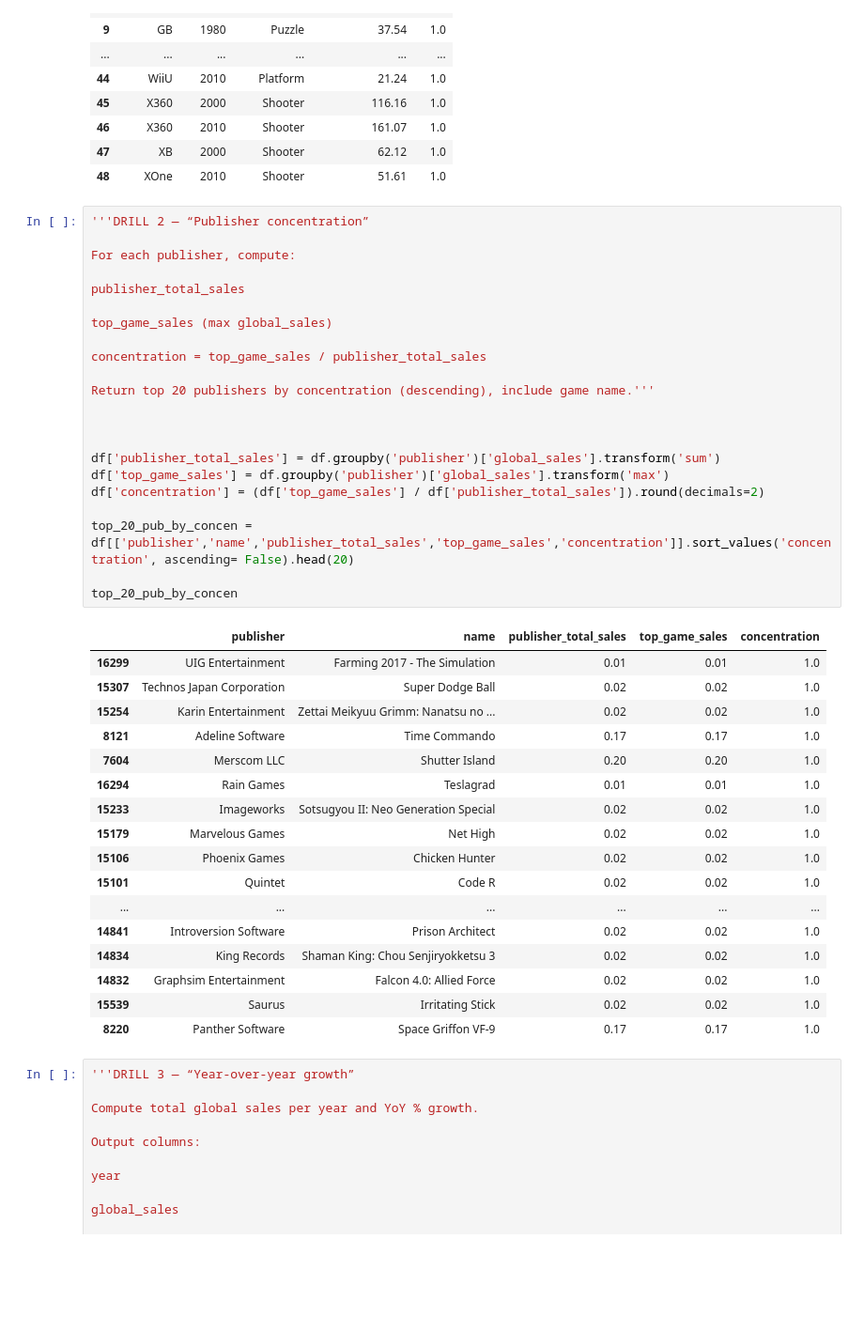
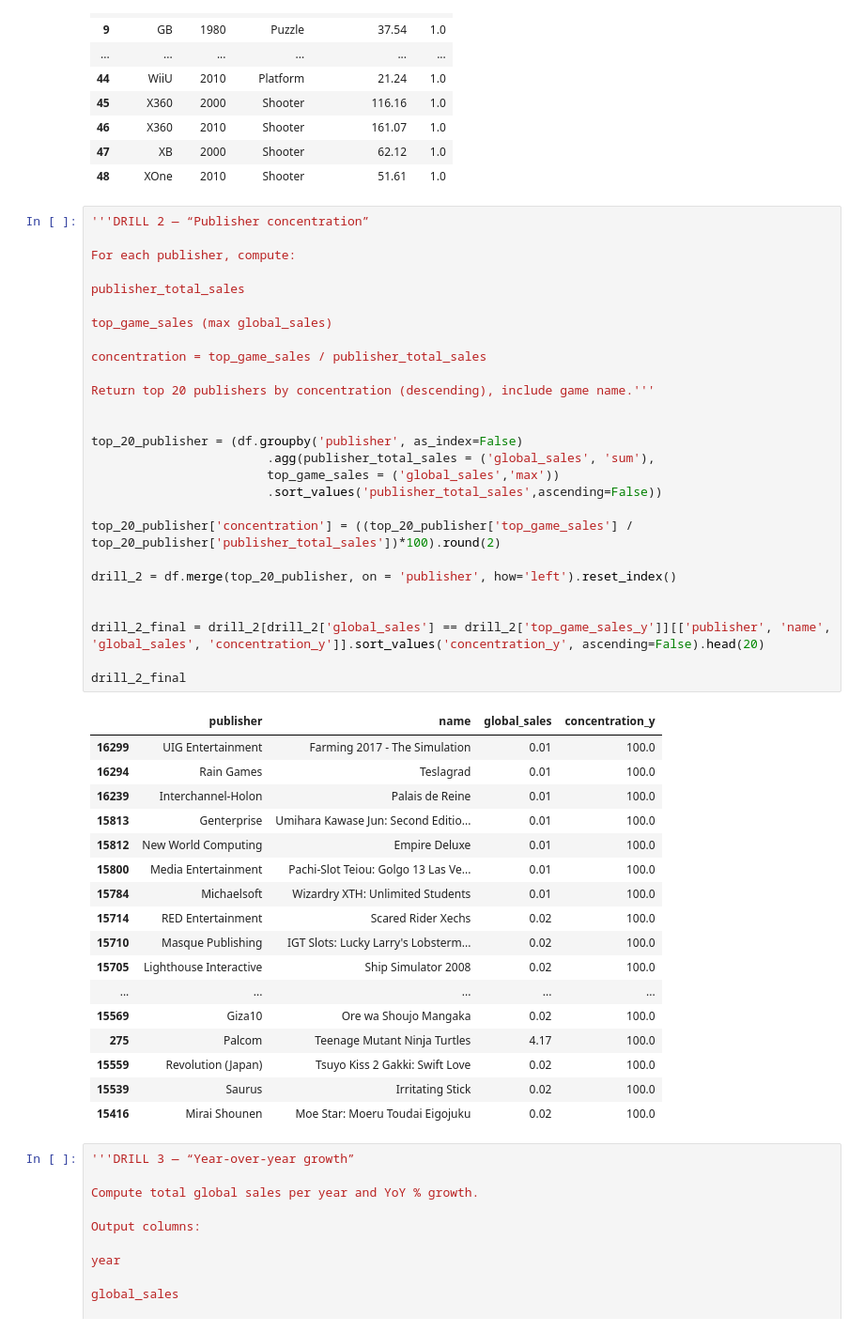
Before and after one commit to 1DownLabs/python-foundations, a Jupyter notebook: notebooks/07_pandas_adv_manipulation.ipynb, the cells around one changed output. Shown at 94% size. Cells and saved outputs as stored; diff of their text form; blank space fills up the shorter version.

Commit message:
notebook 7 drill 2 and 3 fix

```diff
--- a/notebooks/07_pandas_adv_manipulation.ipynb
+++ b/notebooks/07_pandas_adv_manipulation.ipynb
@@ -211,43 +211,48 @@ top_genre_by_sale_final
 # %%
 '''DRILL 2 — “Publisher concentration”
 
 For each publisher, compute:
 
 publisher_total_sales
 
 top_game_sales (max global_sales)
 
 concentration = top_game_sales / publisher_total_sales
 
 Return top 20 publishers by concentration (descending), include game name.'''
 
 
+top_20_publisher = (df.groupby('publisher', as_index=False)
+                        .agg(publisher_total_sales = ('global_sales', 'sum'),
+                        top_game_sales = ('global_sales','max'))
+                        .sort_values('publisher_total_sales',ascending=False))
 
-df['publisher_total_sales'] = df.groupby('publisher')['global_sales'].transform('sum')
-df['top_game_sales'] = df.groupby('publisher')['global_sales'].transform('max')
-df['concentration'] = (df['top_game_sales'] / df['publisher_total_sales']).round(decimals=2)
+top_20_publisher['concentration'] = ((top_20_publisher['top_game_sales'] / top_20_publisher['publisher_total_sales'])*100).round(2)
 
-top_20_pub_by_concen =  df[['publisher','name','publisher_total_sales','top_game_sales','concentration']].sort_values('concentration', ascending= False).head(20)
+drill_2 = df.merge(top_20_publisher, on = 'publisher', how='left').reset_index()
 
-top_20_pub_by_concen
+
+drill_2_final = drill_2[drill_2['global_sales'] == drill_2['top_game_sales_y']][['publisher', 'name', 'global_sales', 'concentration_y']].sort_values('concentration_y', ascending=False).head(20)
+
+drill_2_final
 # %% [output]
-|  | publisher | name | publisher_total_sales | top_game_sales | concentration |
-| 16299 | UIG Entertainment | Farming 2017 - The Simulation | 0.01 | 0.01 | 1.0 |
-| 15307 | Technos Japan Corporation | Super Dodge Ball | 0.02 | 0.02 | 1.0 |
-| 15254 | Karin Entertainment | Zettai Meikyuu Grimm: Nanatsu no ... | 0.02 | 0.02 | 1.0 |
-| 8121 | Adeline Software | Time Commando | 0.17 | 0.17 | 1.0 |
-| 7604 | Merscom LLC | Shutter Island | 0.20 | 0.20 | 1.0 |
-| 16294 | Rain Games | Teslagrad | 0.01 | 0.01 | 1.0 |
-| 15233 | Imageworks | Sotsugyou II: Neo Generation Special | 0.02 | 0.02 | 1.0 |
-| 15179 | Marvelous Games | Net High | 0.02 | 0.02 | 1.0 |
-| 15106 | Phoenix Games | Chicken Hunter | 0.02 | 0.02 | 1.0 |
-| 15101 | Quintet | Code R | 0.02 | 0.02 | 1.0 |
-| ... | ... | ... | ... | ... | ... |
-| 14841 | Introversion Software | Prison Architect | 0.02 | 0.02 | 1.0 |
-| 14834 | King Records | Shaman King: Chou Senjiryokketsu 3 | 0.02 | 0.02 | 1.0 |
-| 14832 | Graphsim Entertainment | Falcon 4.0: Allied Force | 0.02 | 0.02 | 1.0 |
-| 15539 | Saurus | Irritating Stick | 0.02 | 0.02 | 1.0 |
-| 8220 | Panther Software | Space Griffon VF-9 | 0.17 | 0.17 | 1.0 |
+|  | publisher | name | global_sales | concentration_y |
+| 16299 | UIG Entertainment | Farming 2017 - The Simulation | 0.01 | 100.0 |
+| 16294 | Rain Games | Teslagrad | 0.01 | 100.0 |
+| 16239 | Interchannel-Holon | Palais de Reine | 0.01 | 100.0 |
+| 15813 | Genterprise | Umihara Kawase Jun: Second Editio... | 0.01 | 100.0 |
+| 15812 | New World Computing | Empire Deluxe | 0.01 | 100.0 |
+| 15800 | Media Entertainment | Pachi-Slot Teiou: Golgo 13 Las Ve... | 0.01 | 100.0 |
+| 15784 | Michaelsoft | Wizardry XTH: Unlimited Students | 0.01 | 100.0 |
+| 15714 | RED Entertainment | Scared Rider Xechs | 0.02 | 100.0 |
+| 15710 | Masque Publishing | IGT Slots: Lucky Larry's Lobsterm... | 0.02 | 100.0 |
+| 15705 | Lighthouse Interactive | Ship Simulator 2008 | 0.02 | 100.0 |
+| ... | ... | ... | ... | ... |
+| 15569 | Giza10 | Ore wa Shoujo Mangaka | 0.02 | 100.0 |
+| 275 | Palcom | Teenage Mutant Ninja Turtles | 4.17 | 100.0 |
+| 15559 | Revolution (Japan) | Tsuyo Kiss 2 Gakki: Swift Love | 0.02 | 100.0 |
+| 15539 | Saurus | Irritating Stick | 0.02 | 100.0 |
+| 15416 | Mirai Shounen | Moe Star: Moeru Toudai Eigojuku | 0.02 | 100.0 |
 # %%
 '''DRILL 3 — “Year-over-year growth”
 
```
Also changed, not shown: parts of 1 cell of this notebook.
